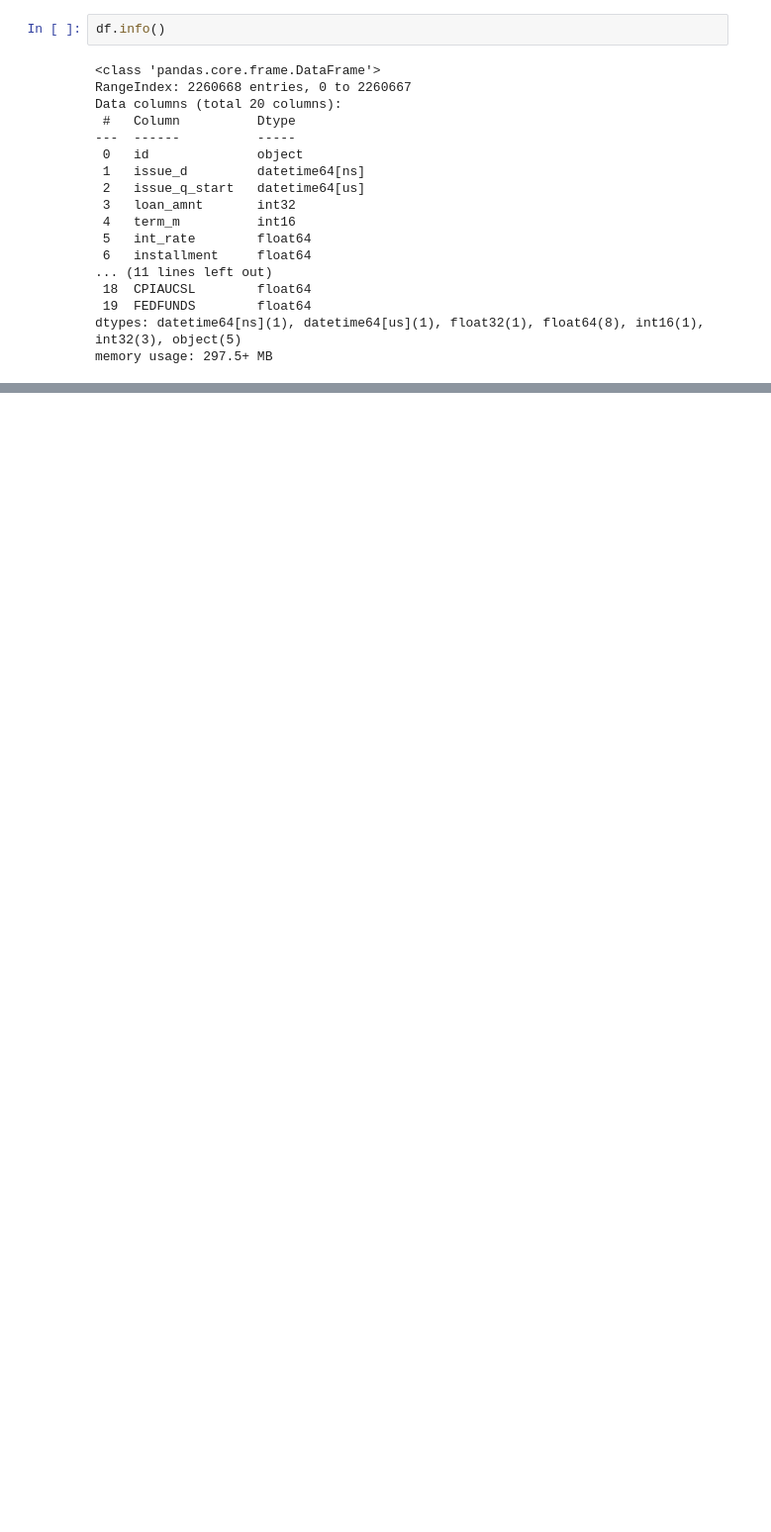
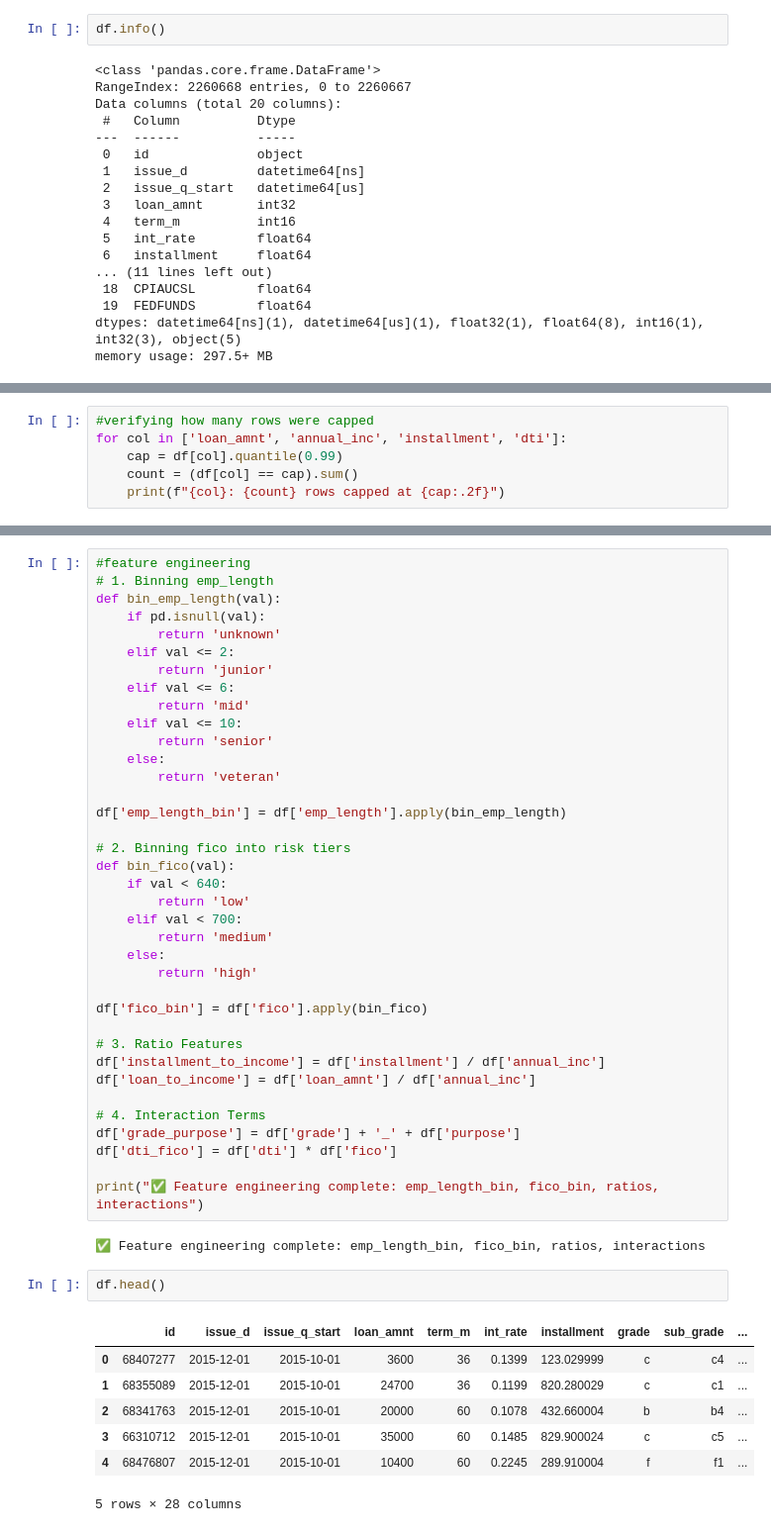
Before and after one commit to BinodTandan/Banking_Stress_Testing, a Jupyter notebook: notebooks/01_data_cleaning.ipynb, the cells around one changed output, grey strips where cells are left out. Shown: that part at 99% size. Drawn from its saved outputs; the diff is of its cells as text; blank space fills up the shorter version.

```diff
--- a/notebooks/01_data_cleaning.ipynb
+++ b/notebooks/01_data_cleaning.ipynb
@@ -64,0 +231,6 @@ df.describe()
+# %%
+#verifying how many rows were capped
+for col in ['loan_amnt', 'annual_inc', 'installment', 'dti']:
+    cap = df[col].quantile(0.99)
+    count = (df[col] == cap).sum()
+    print(f"{col}: {count} rows capped at {cap:.2f}")
@@ -64,0 +273,49 @@ df.describe()
+# %%
+#feature engineering
+# 1. Binning emp_length
+def bin_emp_length(val):
+    if pd.isnull(val):
+        return 'unknown'
+    elif val <= 2:
+        return 'junior'
+    elif val <= 6:
+        return 'mid'
+    elif val <= 10:
+        return 'senior'
+    else:
+        return 'veteran'
+
+df['emp_length_bin'] = df['emp_length'].apply(bin_emp_length)
+
+# 2. Binning fico into risk tiers
+def bin_fico(val):
+    if val < 640:
+        return 'low'
+    elif val < 700:
+        return 'medium'
+    else:
+        return 'high'
+
+df['fico_bin'] = df['fico'].apply(bin_fico)
+
+# 3. Ratio Features
+df['installment_to_income'] = df['installment'] / df['annual_inc']
+df['loan_to_income'] = df['loan_amnt'] / df['annual_inc']
+
+# 4. Interaction Terms
+df['grade_purpose'] = df['grade'] + '_' + df['purpose']
+df['dti_fico'] = df['dti'] * df['fico']
+
+print("✅ Feature engineering complete: emp_length_bin, fico_bin, ratios, interactions")
+# %% [output]
+✅ Feature engineering complete: emp_length_bin, fico_bin, ratios, interactions
+# %%
+df.head()
+# %% [output]
+|  | id | issue_d | issue_q_start | loan_amnt | term_m | int_rate | installment | grade | sub_grade | ... |
+| 0 | 68407277 | 2015-12-01 | 2015-10-01 | 3600 | 36 | 0.1399 | 123.029999 | c | c4 | ... |
+| 1 | 68355089 | 2015-12-01 | 2015-10-01 | 24700 | 36 | 0.1199 | 820.280029 | c | c1 | ... |
+| 2 | 68341763 | 2015-12-01 | 2015-10-01 | 20000 | 60 | 0.1078 | 432.660004 | b | b4 | ... |
+| 3 | 66310712 | 2015-12-01 | 2015-10-01 | 35000 | 60 | 0.1485 | 829.900024 | c | c5 | ... |
+| 4 | 68476807 | 2015-12-01 | 2015-10-01 | 10400 | 60 | 0.2245 | 289.910004 | f | f1 | ... |
+5 rows × 28 columns
```
Also changed, not shown: parts of 17 cells of this notebook.
